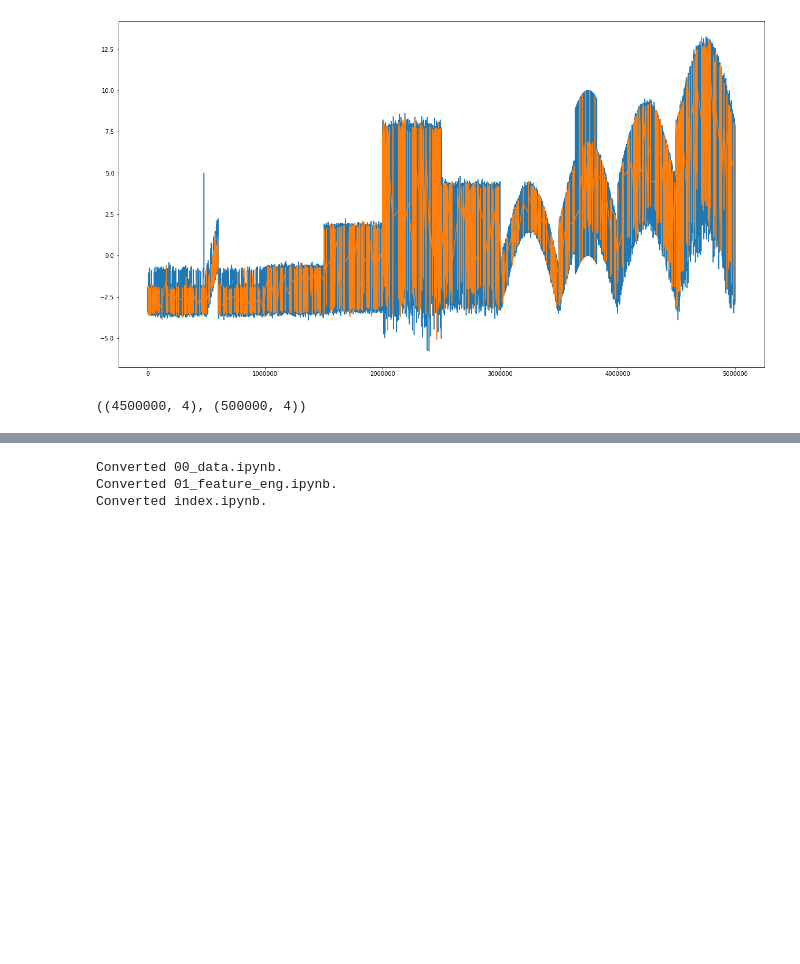
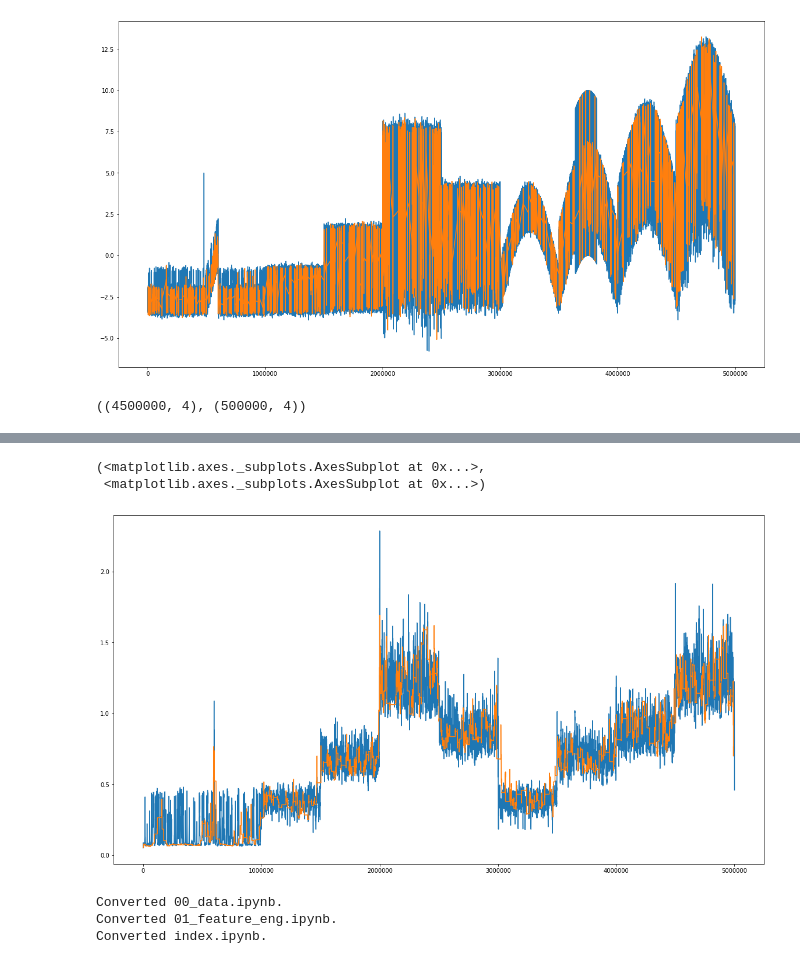
Before and after one commit to ImmoNathanael/time_series_segmentation, a Jupyter notebook: 01_feature_eng.ipynb, the cells around one changed output, grey strips where cells are left out. Saved outputs shown, nothing was run; the diff lists cells and outputs as text; code cells hidden in the pictures; blank space fills up the shorter version.

```diff
--- a/01_feature_eng.ipynb
+++ b/01_feature_eng.ipynb
@@ -87,3 +173,9 @@ train_train.shape, train_val.shape
+# %%
+train_train.loc[:,'std_long'].plot(figsize=(20,11)), train_val.loc[:,'std_long'].plot(figsize=(20,11))
+# %% [output]
+(<matplotlib.axes._subplots.AxesSubplot at 0x...>,
+ <matplotlib.axes._subplots.AxesSubplot at 0x...>)
+[figure, added]
 # %%
 # hide
 from nbdev.export import notebook2script
```
Also changed, not shown: parts of 7 cells of this notebook, 2 other files.
